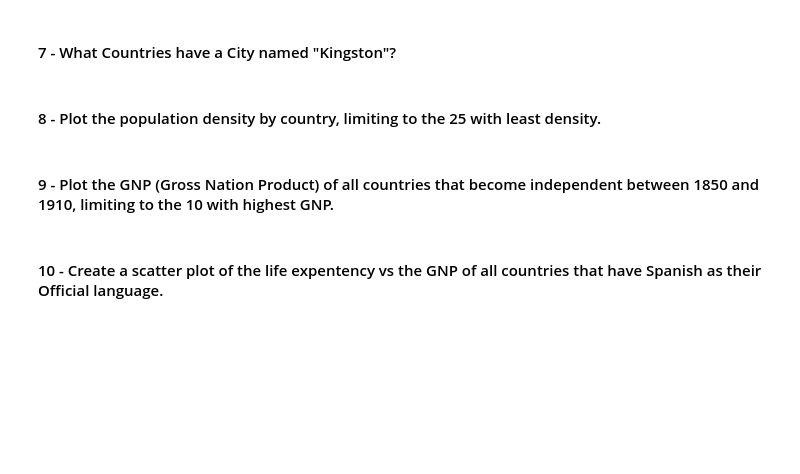
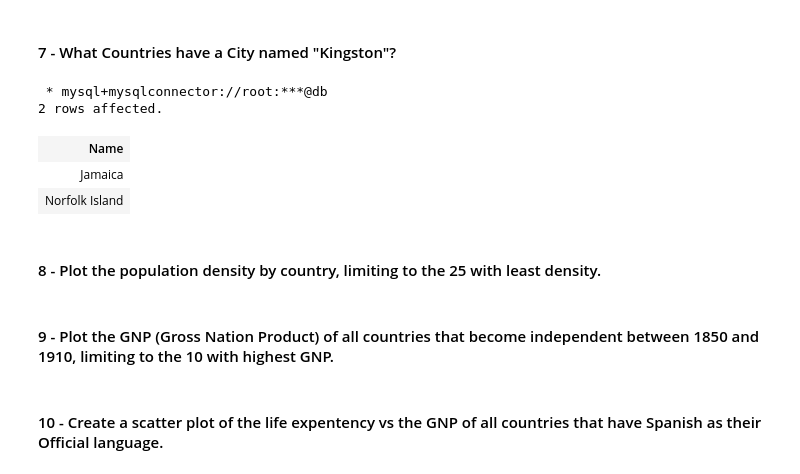
Before and after one commit to gulbord/MAPD-B, a Jupyter notebook: mysql/notebooks/MySQL.ipynb, the cells around one changed output. Cells and saved outputs as stored; diff of their text form; code cells hidden in the pictures; blank space fills up the shorter version.

```diff
--- a/mysql/notebooks/MySQL.ipynb
+++ b/mysql/notebooks/MySQL.ipynb
@@ -1441,10 +1486,16 @@ LIMIT 5;
 # %%
 %%sql
 
-# SELECT
-# FROM
-# RIGHT JOIN  ON
-# WHERE ;
+SELECT country.Name
+FROM country
+RIGHT JOIN city ON country.Code = city.CountryCode
+WHERE city.Name = "Kingston";
+# %% [output]
+ * mysql+mysqlconnector://root:***@db
+2 rows affected.
+| Name |
+| Jamaica |
+| Norfolk Island |
 # %% [markdown]
 #### 8 - Plot the population density by country, limiting to the 25 with least density.
 # %%
```
Also changed, not shown: parts of 16 cells of this notebook.
